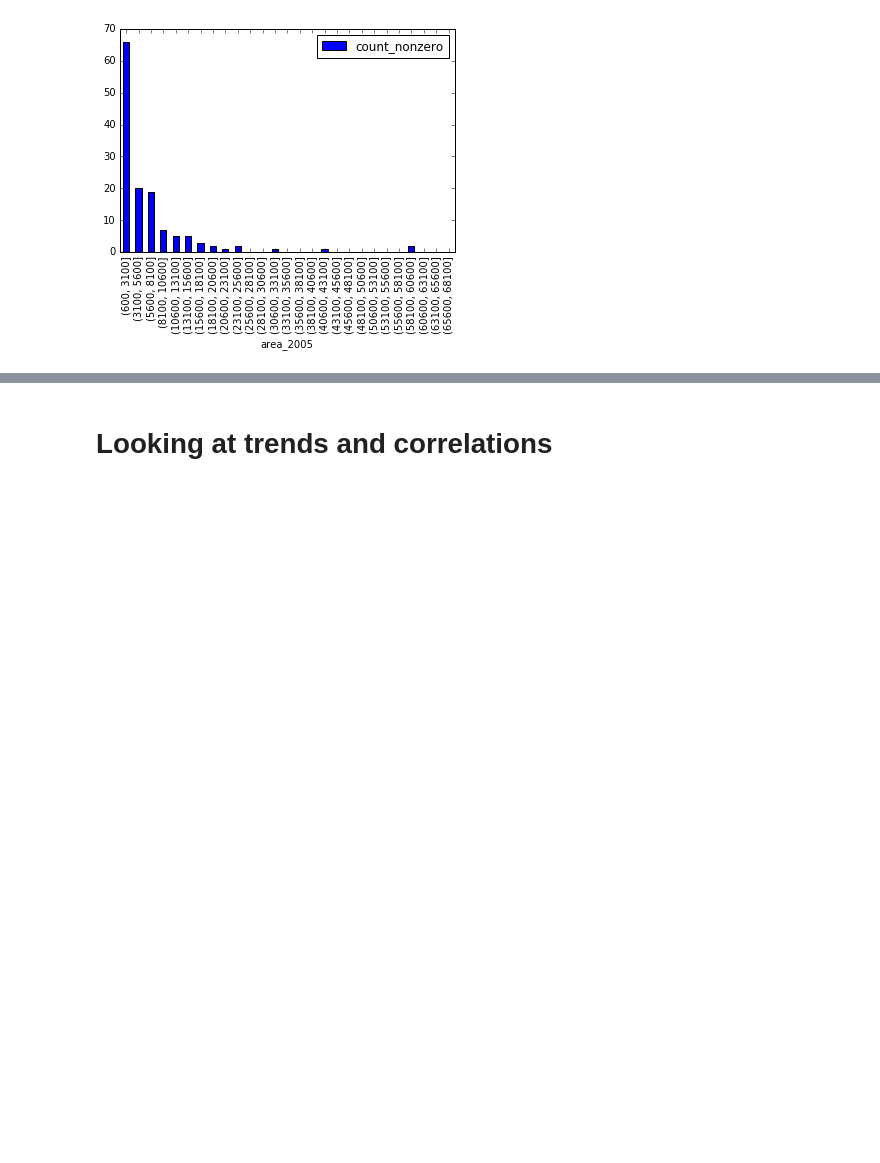
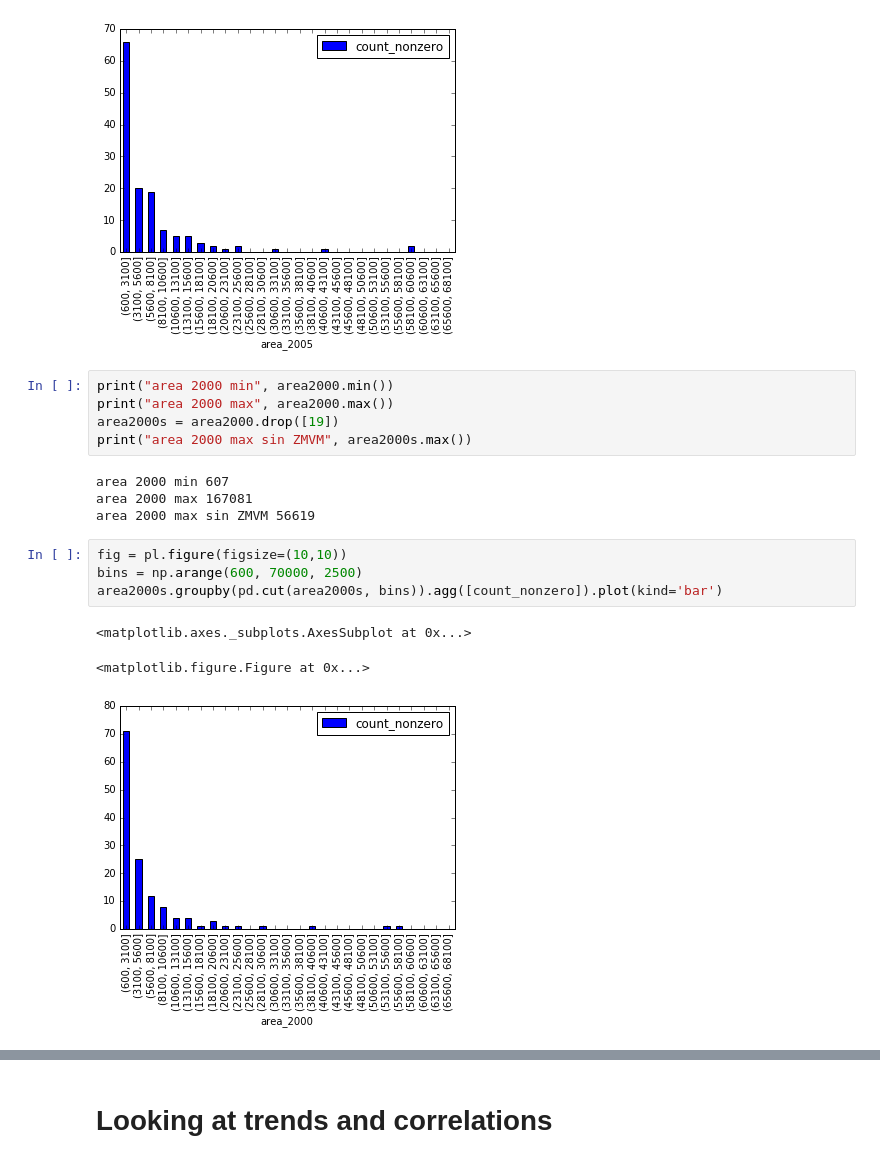
Before and after one commit to maryooh/expansion_urbana_mexico, a Jupyter notebook: expansion_urbana.ipynb, the cells around one changed output, grey strips where cells are left out. Drawn from its saved outputs; the diff is of its cells as text; blank space fills up the shorter version.

```diff
--- a/expansion_urbana.ipynb
+++ b/expansion_urbana.ipynb
@@ -156,3 +157,20 @@ area2005.groupby(pd.cut(area2005, bins)).agg([count_nonzero]).plot(kind='bar')
 <matplotlib.axes._subplots.AxesSubplot at 0x...>
 <matplotlib.figure.Figure at 0x...>
 [figure]
+# %%
+print("area 2000 min", area2000.min())
+print("area 2000 max", area2000.max())
+area2000s = area2000.drop([19])
+print("area 2000 max sin ZMVM", area2000s.max())
+# %% [output]
+area 2000 min 607
+area 2000 max 167081
+area 2000 max sin ZMVM 56619
+# %%
+fig = pl.figure(figsize=(10,10))
+bins = np.arange(600, 70000, 2500)
+area2000s.groupby(pd.cut(area2000s, bins)).agg([count_nonzero]).plot(kind='bar')
+# %% [output]
+<matplotlib.axes._subplots.AxesSubplot at 0x...>
+<matplotlib.figure.Figure at 0x...>
+[figure, added]
```
Also changed, not shown: parts of 22 cells of this notebook, 1 other file.
